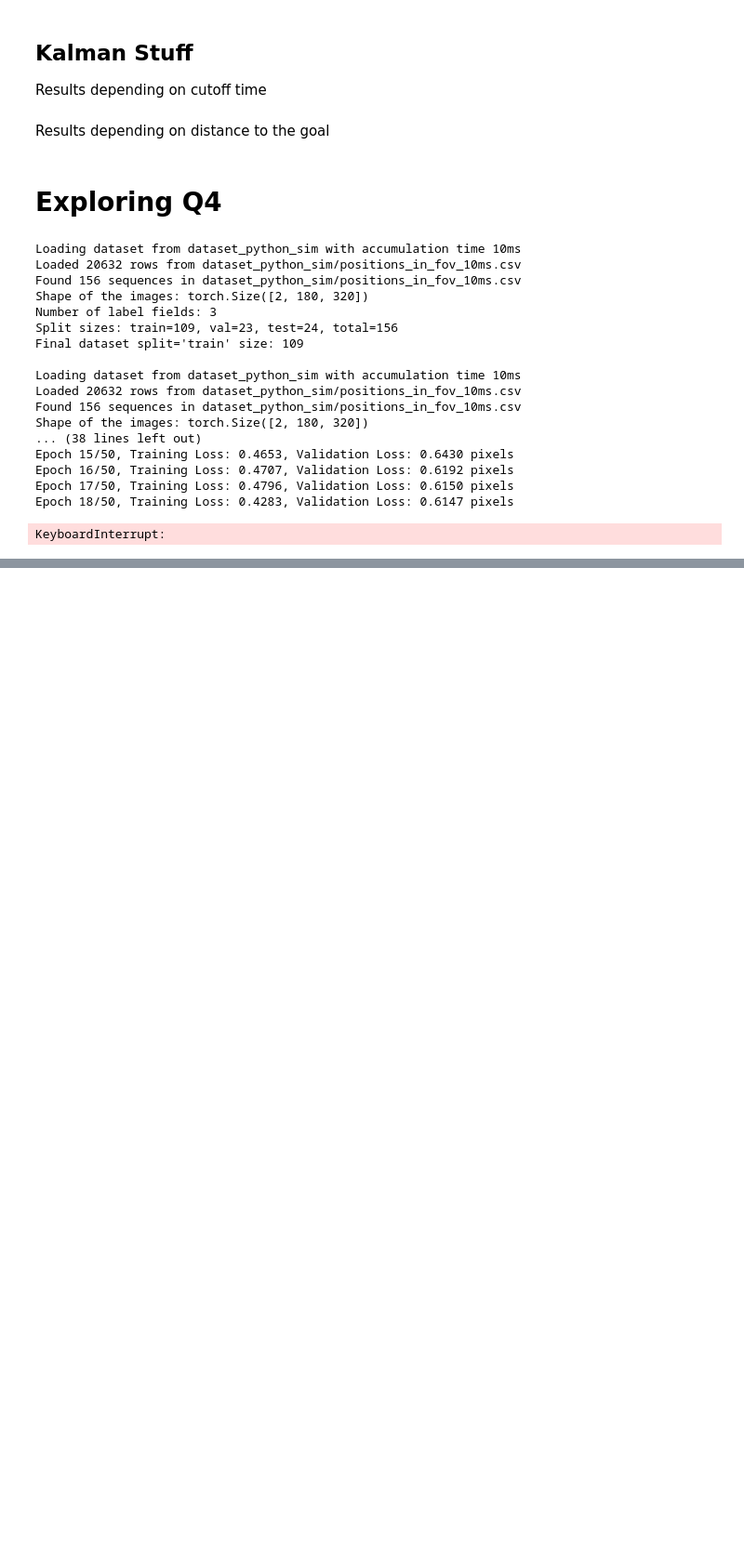
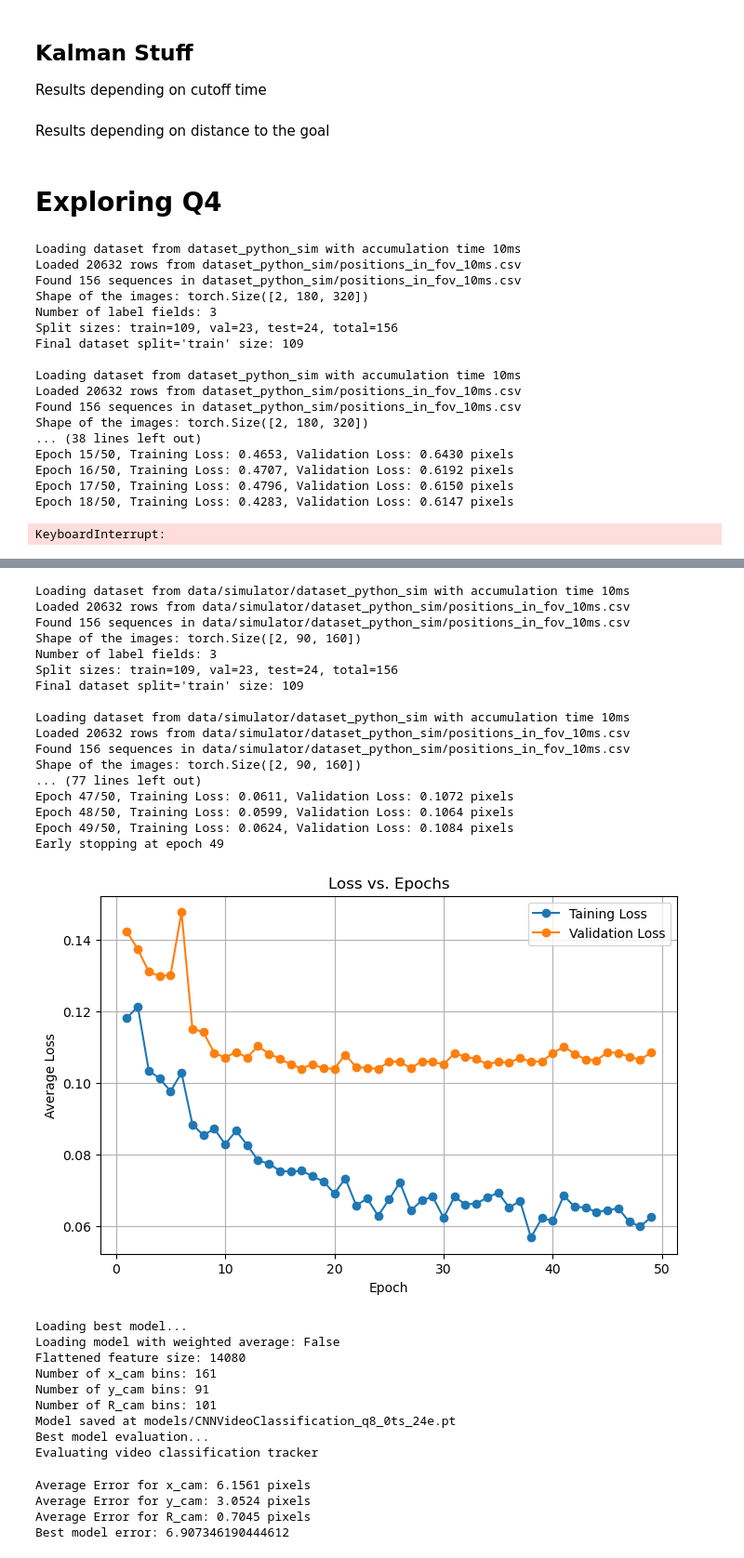
Before and after one commit to MarioRealEn/GoalieSNN, a Jupyter notebook: Experimentsreport.ipynb, the cells around one changed output, grey strips where cells are left out. Shown at 93% size. Cells and saved outputs as stored; diff of their text form; code cells hidden in the pictures; blank space fills up the shorter version.

```diff
--- a/Experimentsreport.ipynb
+++ b/Experimentsreport.ipynb
@@ -885,0 +1055,4 @@ Model saved at models/CNNVideoClassification_q8_0ts_29e.pt
+# %%
+model = network.load_model('models/CNNVideoClassification_q8_0ts_29e_wd1e-2.pt', network.CNNVideoClassification, trainset_in, device)
+error = model.evaluate(trainloader_in, device, num_steps=0, print_results=True)
+print(np.linalg.norm(error))
@@ -885,0 +1070,4 @@ Model saved at models/CNNVideoClassification_q8_0ts_29e.pt
+# %%
+model = network.load_model('models/CNNVideoClassification_q8_0ts_26e_wd1e-3.pt', network.CNNVideoClassification, trainset_in, device)
+error = model.evaluate(trainloader_in, device, num_steps=0, print_results=True)
+print(np.linalg.norm(error))
@@ -885,0 +1085,4 @@ Model saved at models/CNNVideoClassification_q8_0ts_29e.pt
+# %%
+model = network.load_model('models/CNNVideoClassification_q8_0ts_33e_wd1e-4.pt', network.CNNVideoClassification, trainset_in, device)
+error = model.evaluate(trainloader_in, device, num_steps=0, print_results=True)
+print(np.linalg.norm(error))
@@ -900,7 +1114,7 @@ valid_loader_in = DataLoader(validationset_in, batch_size=batch_size, shuffle=Fa
 
 model = network.CNNVideoClassification(trainset_in, weighted_avg=False).to(device)
 model.ordinal = False
-model.name += f'-{dataset_type}_aug'
+model.name += f'-{dataset_type}_aug_wd3e-2'
 optimizer = optim.AdamW(model.parameters(), lr=5e-4, weight_decay=3e-2)
 num_epochs = 30
 
@@ -926,0 +1141,58 @@ Average inference time per image over 20 batches: 0.002412 s
+# %%
+dataset_path = 'data/simulator/dataset_python_sim'
+accumulation_time = 10 # ms
+quantization = 8
+batch_size = 10
+dataset_type = 'all'
+new_positions_csv = f'data/simulator/dataset_python_sim/positions_in_fov_{accumulation_time}ms.csv'
+trainset_in = dt.Tracking3DVideoDataset(dataset_path, accumulation_time, positions_csv=new_positions_csv, quantization = quantization, split='train', dataset_type=dataset_type, augment=True)
+testset_in = dt.Tracking3DVideoDataset(dataset_path, accumulation_time, positions_csv=new_positions_csv, quantization = quantization, split='test', dataset_type=dataset_type)
+validationset_in = dt.Tracking3DVideoDataset(dataset_path, accumulation_time, positions_csv=new_positions_csv, quantization = quantization, split='val', dataset_type=dataset_type)
+trainloader_in = DataLoader(trainset_in, batch_size=batch_size, shuffle=True, num_workers=0, collate_fn=trainset_in.collate_fn)
+testloader_in = DataLoader(testset_in, batch_size=batch_size, shuffle=False, num_workers=0, collate_fn=testset_in.collate_fn)
+valid_loader_in = DataLoader(validationset_in, batch_size=batch_size, shuffle=False, num_workers=0, collate_fn=validationset_in.collate_fn)
+
+
+model = network.CNNVideoClassification(trainset_in, weighted_avg=False).to(device)
+model.ordinal = False
+lr = 1e-5
+weight_decay = 1e-3
+model.name += f'-{dataset_type}_aug_wd{weight_decay}_lr{lr}'
+optimizer = optim.AdamW(model.parameters(), lr=lr, weight_decay=weight_decay)
+num_epochs = 50
+
+loss_function = network.classification_loss
+model.start_training(trainloader_in, optimizer, device, loss_function=loss_function, validationloader=valid_loader_in, num_epochs=num_epochs, chunk_size=30)
+network.save_best_model(network.CNNVideoClassification, testloader_in, device, evaluate=True)
+# %% [output]
+Loading dataset from data/simulator/dataset_python_sim with accumulation time 10ms
+Loaded 20632 rows from data/simulator/dataset_python_sim/positions_in_fov_10ms.csv
+Found 156 sequences in data/simulator/dataset_python_sim/positions_in_fov_10ms.csv
+Shape of the images: torch.Size([2, 90, 160])
+Number of label fields: 3
+Split sizes: train=109, val=23, test=24, total=156
+Final dataset split='train' size: 109
+
+Loading dataset from data/simulator/dataset_python_sim with accumulation time 10ms
+Loaded 20632 rows from data/simulator/dataset_python_sim/positions_in_fov_10ms.csv
+Found 156 sequences in data/simulator/dataset_python_sim/positions_in_fov_10ms.csv
+Shape of the images: torch.Size([2, 90, 160])
+... (77 lines left out)
+Epoch 47/50, Training Loss: 0.0611, Validation Loss: 0.1072 pixels
+Epoch 48/50, Training Loss: 0.0599, Validation Loss: 0.1064 pixels
+Epoch 49/50, Training Loss: 0.0624, Validation Loss: 0.1084 pixels
+Early stopping at epoch 49
+[figure, added]
+Loading best model...
+Loading model with weighted average: False
+Flattened feature size: 14080
+Number of x_cam bins: 161
+Number of y_cam bins: 91
+Number of R_cam bins: 101
+Model saved at models/CNNVideoClassification_q8_0ts_24e.pt
+Best model evaluation...
+Evaluating video classification tracker
+Average Error for x_cam: 6.1561 pixels
+Average Error for y_cam: 3.0524 pixels
+Average Error for R_cam: 0.7045 pixels
+Best model error: 6.907346190444612
```
Also changed, not shown: parts of 28 cells of this notebook, 5 other files.
